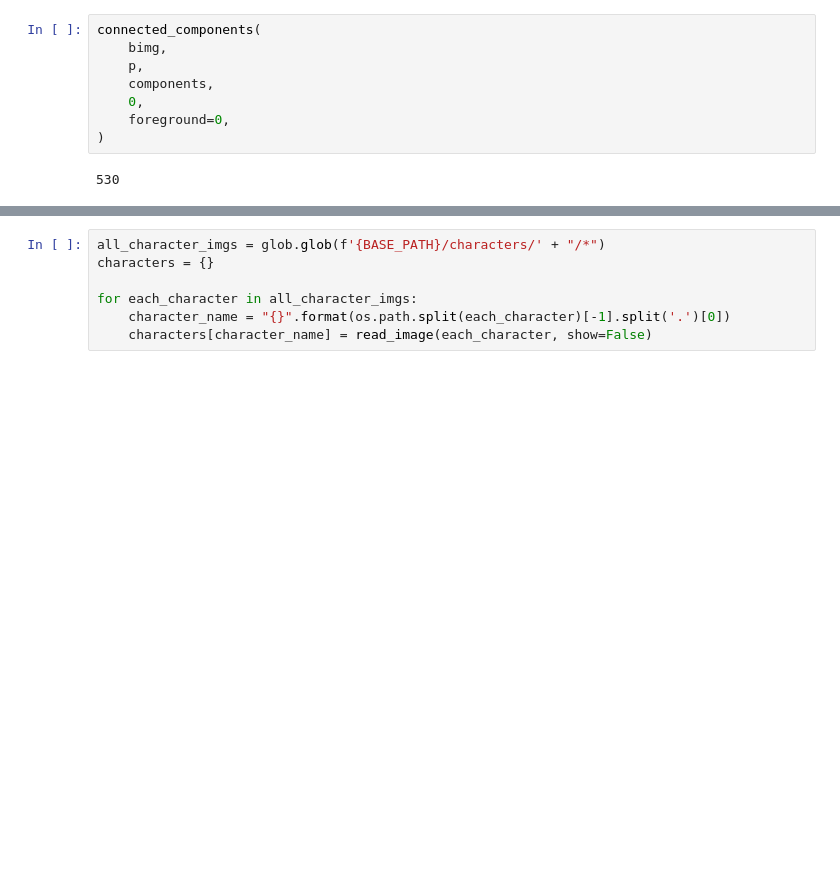
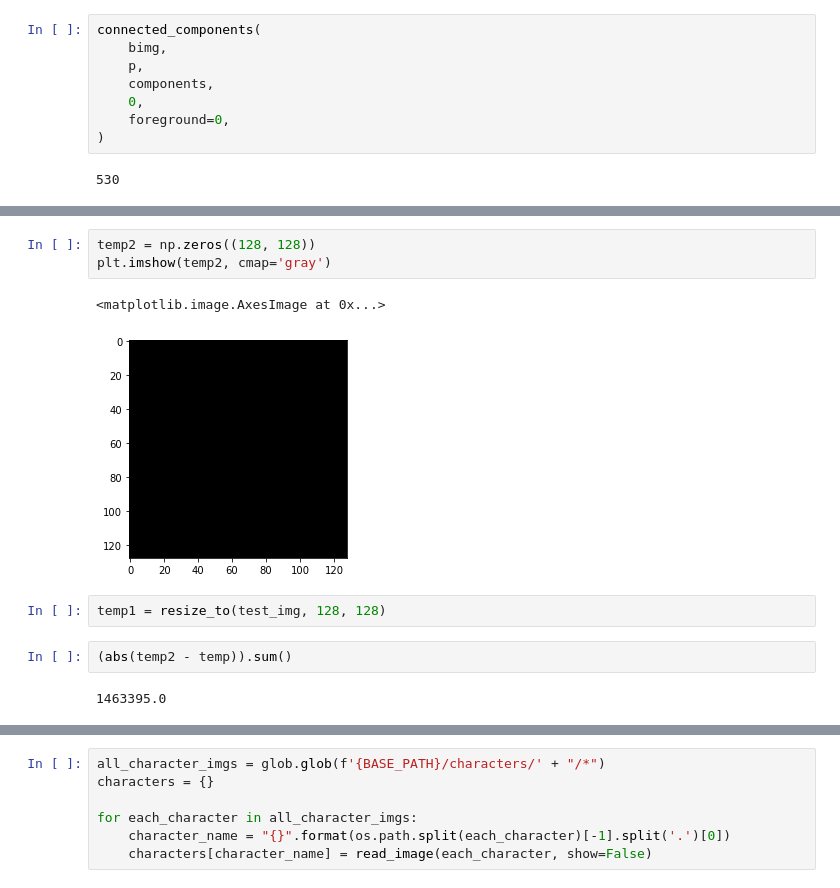
Before and after one commit to vinaykudari/ub, a Jupyter notebook: spring-22/CSE573-CVIP/OCR/notebook.ipynb, the cells around one changed output, grey strips where cells are left out. Cells and saved outputs as stored; diff of their text form; blank space fills up the shorter version.

```diff
--- a/spring-22/CSE573-CVIP/OCR/notebook.ipynb
+++ b/spring-22/CSE573-CVIP/OCR/notebook.ipynb
@@ -345,0 +380,12 @@ connected_components(
+# %%
+temp2 = np.zeros((128, 128))
+plt.imshow(temp2, cmap='gray')
+# %% [output]
+<matplotlib.image.AxesImage at 0x...>
+[figure, added]
+# %%
+temp1 = resize_to(test_img, 128, 128)
+# %%
+(abs(temp2 - temp)).sum()
+# %% [output]
+1463395.0
```
Also changed, not shown: parts of 13 cells of this notebook, 6 other files.
